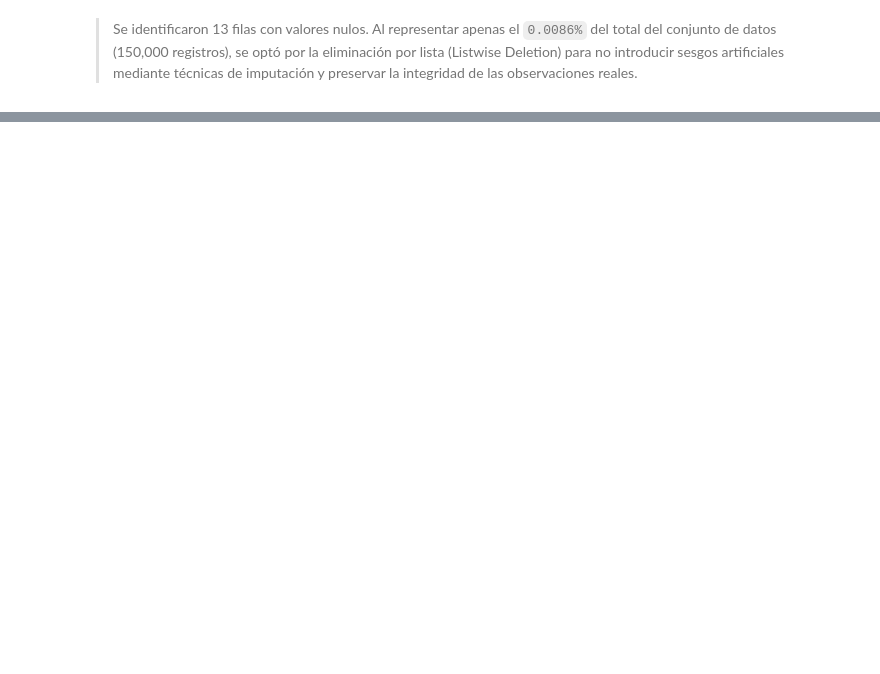
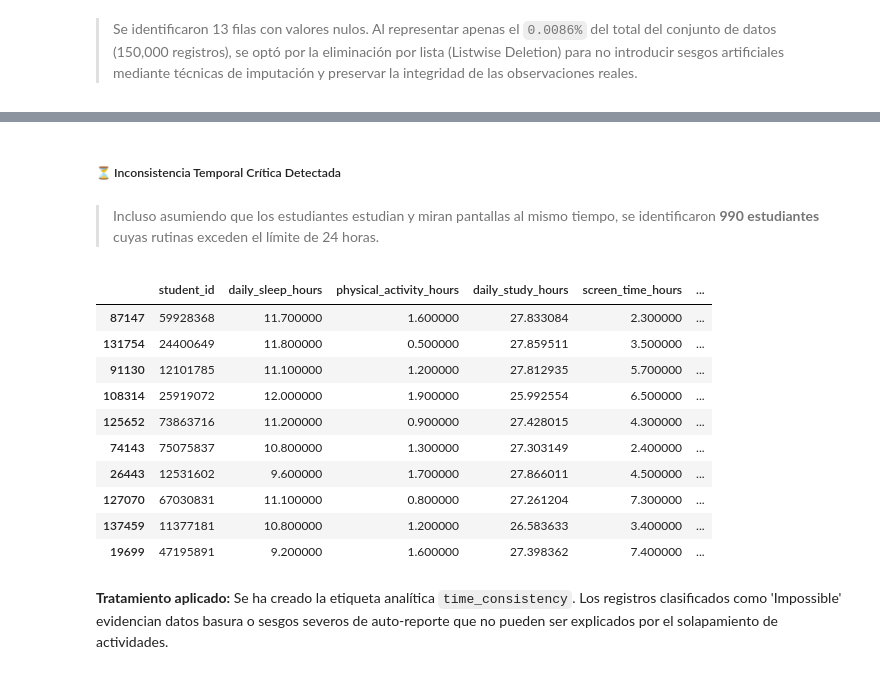
Before and after one commit to kevinmateojimenez/TRABAJO-FINAL, a Jupyter notebook: EDA_Entregable.ipynb, the cells around one changed output, grey strips where cells are left out. Saved outputs shown, nothing was run; the diff lists cells and outputs as text; code cells hidden in the pictures; blank space fills up the shorter version.

```diff
--- a/EDA_Entregable.ipynb
+++ b/EDA_Entregable.ipynb
@@ -429,0 +449,48 @@ Tras evaluar la totalidad del conjunto de datos (150,000 registros) y eliminado
+# %%
+# 1. Calcular el tiempo máximo concurrente entre uso de pantallas y estudio
+tiempo_digital_maximo = df[['daily_study_hours', 'screen_time_hours']].max(axis=1)
+
+# 2. Calcular el Límite Físico Estricto
+df['strict_physical_hours'] = df['daily_sleep_hours'] + df['physical_activity_hours'] + tiempo_digital_maximo
+
+# 3. Aislar a los registros que infringen las leyes de la física (los verdaderos imposibles)
+improbables_fisicos = df[df['strict_physical_hours'] > 24]
+
+# 4. Visualizar los hallazgos
+display(Markdown(f"##### ⏳ Inconsistencia Temporal Crítica Detectada"))
+display(Markdown(f"> Incluso asumiendo que los estudiantes estudian y miran pantallas al mismo tiempo, se identificaron **{len(improbables_fisicos)} estudiantes** cuyas rutinas exceden el límite de 24 horas."))
+
+if not improbables_fisicos.empty:
+    def resaltar_exceso(val):
+        color = '#ffb3b3' if val > 24 else ''
+        return f'background-color: {color}; font-weight: bold;'
+
+    columnas_mostrar = ['student_id', 'daily_sleep_hours', 'physical_activity_hours', 'daily_study_hours', 'screen_time_hours', 'strict_physical_hours']
+
+    # Mostrar los casos más extremos ordenados por el exceso de tiempo
+    display(improbables_fisicos.sort_values(by='strict_physical_hours', ascending=False)[columnas_mostrar].head(10).style.map(resaltar_exceso, subset=['strict_physical_hours']))
+
+# ==============================================================================
+# ACCIÓN FORENSE: ETIQUETADO DE CALIDAD DE DATOS
+# ==============================================================================
+
+# Marcar los datos viables frente a los imposibles
+df['time_consistency'] = 'Valid'
+df.loc[df['strict_physical_hours'] > 24, 'time_consistency'] = 'Impossible'
+
+display(Markdown(f"**Tratamiento aplicado:** Se ha creado la etiqueta analítica `time_consistency`. Los registros clasificados como 'Impossible' evidencian datos basura o sesgos severos de auto-reporte que no pueden ser explicados por el solapamiento de actividades."))
+# %% [output]
+##### ⏳ Inconsistencia Temporal Crítica Detectada
+> Incluso asumiendo que los estudiantes estudian y miran pantallas al mismo tiempo, se identificaron **990 estudiantes** cuyas rutinas exceden el límite de 24 horas.
+|  | student_id | daily_sleep_hours | physical_activity_hours | daily_study_hours | screen_time_hours | ... |
+| 87147 | 59928368 | 11.700000 | 1.600000 | 27.833084 | 2.300000 | ... |
+| 131754 | 24400649 | 11.800000 | 0.500000 | 27.859511 | 3.500000 | ... |
+| 91130 | 12101785 | 11.100000 | 1.200000 | 27.812935 | 5.700000 | ... |
+| 108314 | 25919072 | 12.000000 | 1.900000 | 25.992554 | 6.500000 | ... |
+| 125652 | 73863716 | 11.200000 | 0.900000 | 27.428015 | 4.300000 | ... |
+| 74143 | 75075837 | 10.800000 | 1.300000 | 27.303149 | 2.400000 | ... |
+| 26443 | 12531602 | 9.600000 | 1.700000 | 27.866011 | 4.500000 | ... |
+| 127070 | 67030831 | 11.100000 | 0.800000 | 27.261204 | 7.300000 | ... |
+| 137459 | 11377181 | 10.800000 | 1.200000 | 26.583633 | 3.400000 | ... |
+| 19699 | 47195891 | 9.200000 | 1.600000 | 27.398362 | 7.400000 | ... |
+**Tratamiento aplicado:** Se ha creado la etiqueta analítica `time_consistency`. Los registros clasificados como 'Impossible' evidencian datos basura o sesgos severos de auto-reporte que no pueden ser explicados por el solapamiento de actividades.
```
Also changed, not shown: parts of 31 cells of this notebook, 1 other file.
